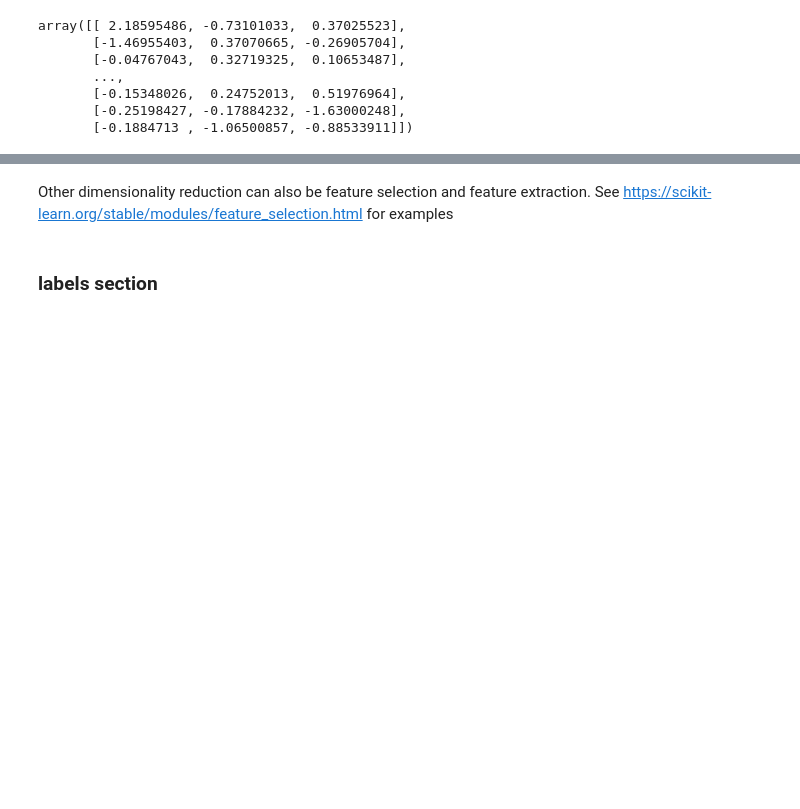
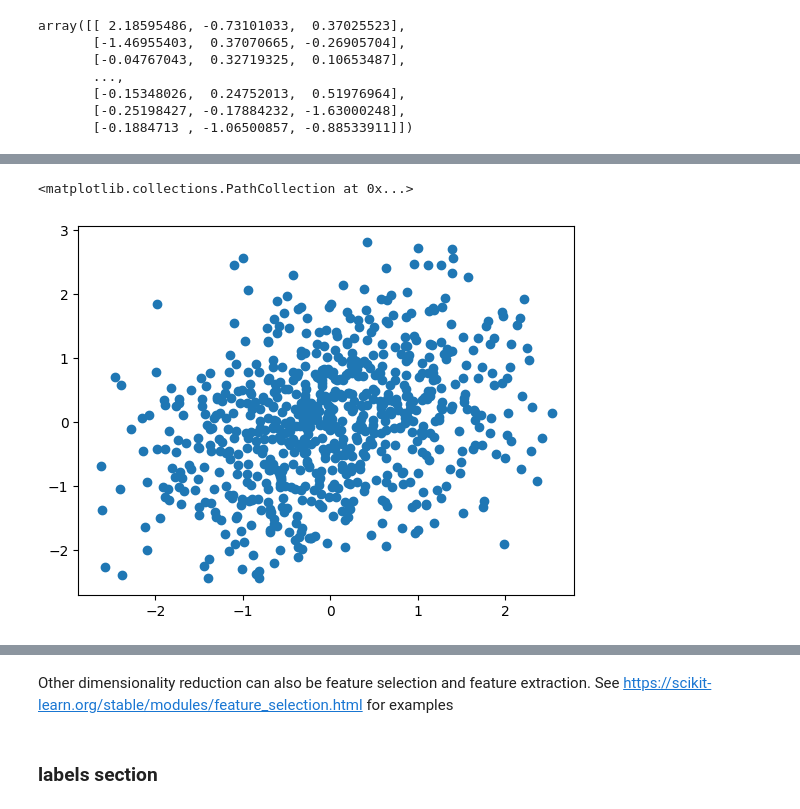
Before and after one commit to mariajmolina/UMDAOSC650, a Jupyter notebook: data_processing.ipynb, the cells around one changed output, grey strips where cells are left out. Drawn from its saved outputs; the diff is of its cells as text; code cells hidden in the pictures; blank space fills up the shorter version.

```diff
--- a/data_processing.ipynb
+++ b/data_processing.ipynb
@@ -196,0 +227,5 @@ X.shape
+# %%
+plt.scatter(stand_anomalies['tmax'][:,0],stand_anomalies['tmax'][:,1])
+# %% [output]
+<matplotlib.collections.PathCollection at 0x...>
+[figure, added]
```
Also changed, not shown: parts of 18 cells of this notebook.
